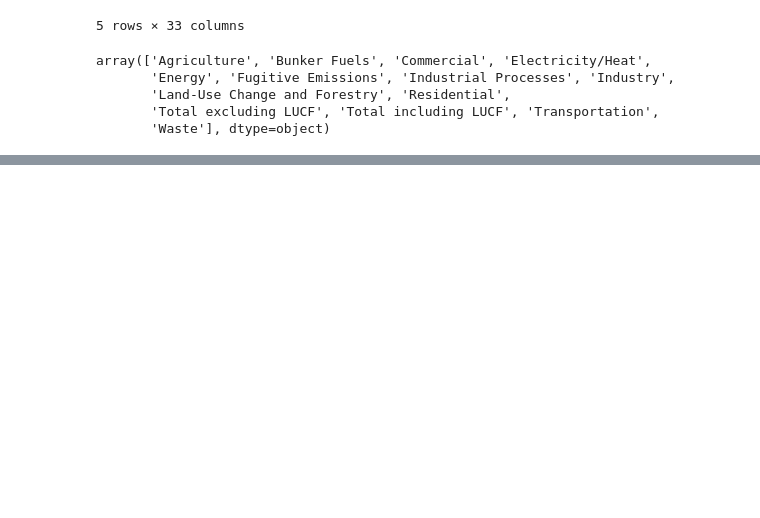
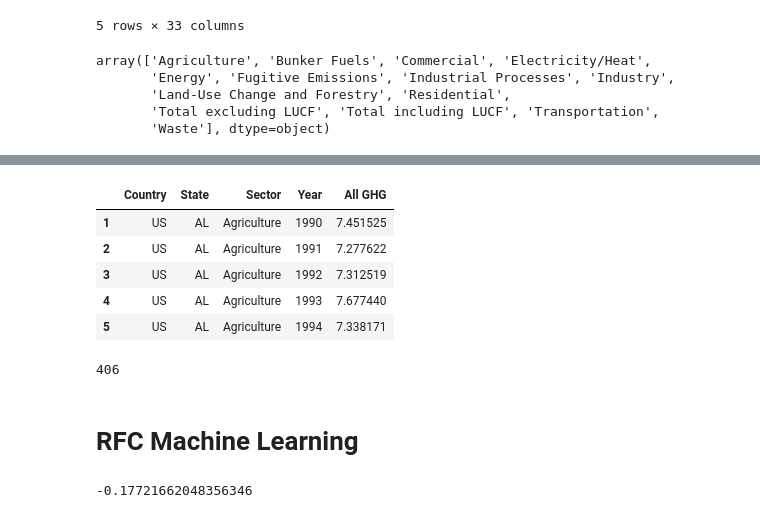
Before and after one commit to Michaelfr22/Final_Project, a Jupyter notebook: US_Emissions_1990_2018.ipynb, the cells around one changed output, grey strips where cells are left out. Drawn from its saved outputs; the diff is of its cells as text; code cells hidden in the pictures; blank space fills up the shorter version.

```diff
--- a/US_Emissions_1990_2018.ipynb
+++ b/US_Emissions_1990_2018.ipynb
@@ -246,0 +217,9 @@ fig.show()
+# %%
+#Stacks years & emissions
+us_ghg2 = us_ghg.set_index(['Country', 'State', 'Sector']).stack()\
+.reset_index(name="All GHG").rename(columns={'level_3': 'Year'})
+#drops first row because it was same info as column names
+us_ghg2 = us_ghg2.iloc[1:,:]
+us_ghg2 = us_ghg2[us_ghg2.Year != 'Gas']
+
+us_ghg2.head()
@@ -246,0 +245,4 @@ fig.show()
+# %%
+#converting Year into INT and All GHG into FLOAT
+us_ghg2['Year'] = us_ghg2['Year'].astype(str).astype(int)
+us_ghg2['All GHG'] = us_ghg2['All GHG'].astype(str).astype(float)
@@ -246,0 +267,18 @@ fig.show()
+# %%
+#Agriculture dataset
+us_agr = us_ghg2.loc[(us_ghg2['State'] == 'AL')]
+us_agr.head()
+# %% [output]
+|  | Country | State | Sector | Year | All GHG |
+| 1 | US | AL | Agriculture | 1990 | 7.451525 |
+| 2 | US | AL | Agriculture | 1991 | 7.277622 |
+| 3 | US | AL | Agriculture | 1992 | 7.312519 |
+| 4 | US | AL | Agriculture | 1993 | 7.677440 |
+| 5 | US | AL | Agriculture | 1994 | 7.338171 |
+# %%
+#counting number of rows before machine learning
+len(us_agr.index)
+# %% [output]
+406
+# %% [markdown]
+# RFC Machine Learning
@@ -246,0 +309,14 @@ fig.show()
+# %%
+#Create a random forest classifier
+rf_model = RandomForestRegressor(random_state=78)
+
+#Fitting the model
+rf_model = rf_model.fit(X_train_scaled, y_train)
+
+#Evaluate the model
+y_pred = rf_model.predict(X_test_scaled)
+
+rf_model.score(X_test_scaled, y_test)
+# print(f" Random forest predictive accuracy: {accuracy_score(y_test,y_pred):.3f}")
+# %% [output]
+-0.17721662048356346
```
Also changed, not shown: parts of 21 cells of this notebook, 1 other file.
